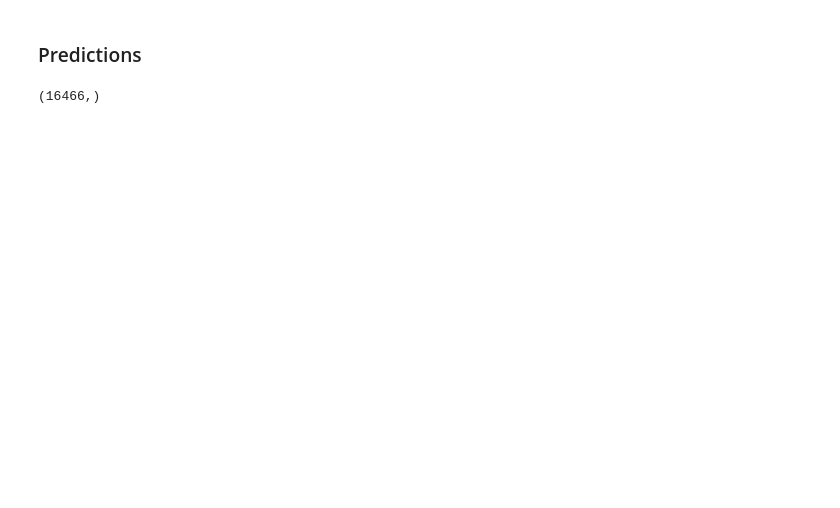
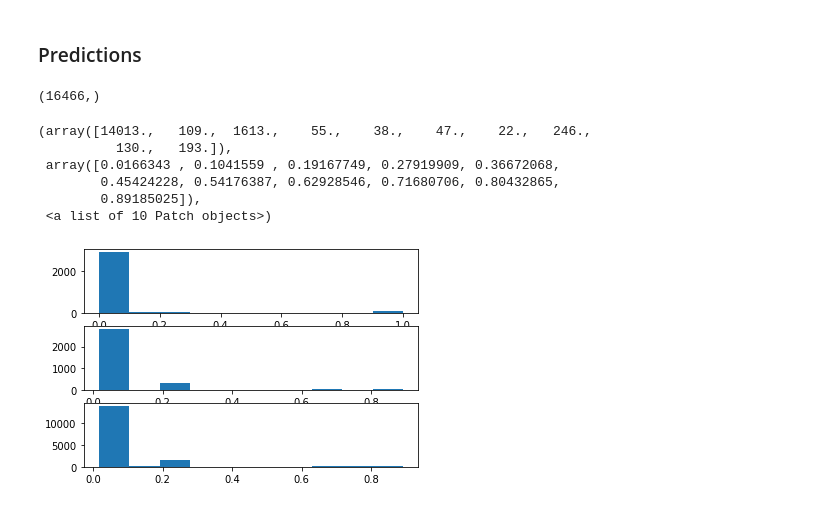
Before and after one commit to stmugisha/competitive-programming, a Jupyter notebook: flood_prediction/flood_prediction.ipynb, the cells around one changed output. Drawn from its saved outputs; the diff is of its cells as text; code cells hidden in the pictures; blank space fills up the shorter version.

```diff
--- a/flood_prediction/flood_prediction.ipynb
+++ b/flood_prediction/flood_prediction.ipynb
@@ -141,0 +112,11 @@ test_set.head(2)
+# %%
+'''Computing mean precipitation for the train & test sets. '''
+
+train_precip = train_set.columns[4:21]
+train_set['mean_precip'] = np.mean(train_set[train_precip].values, axis=1)
+
+'''Test set mean precipitation. '''
+precip = test_set.columns[:17]
+test_set['mean_precip'] = np.mean(test_set[precip].values, axis=1)
+
+test_set.head(3)
@@ -153,13 +164,18 @@ test_set.drop(['Square_ID'], axis=1, inplace=True)
+# %%
+# splitting the train_set to derive a validation set
+X_train, X_val, y_train, y_val = train_test_split(train_set, target, test_size=0.2, random_state=42)
 # %%
-scorer = make_scorer(mean_squared_error)
-pipe = make_pipeline(StandardScaler(),RandomForestRegressor(random_state=42))
+scorer = make_scorer(mean_absolute_error)
+pipe = make_pipeline(RandomForestRegressor(random_state=42))
 
 param_grid = {'randomforestregressor__n_estimators': [50, 100],
+              'randomforestregressor__max_depth': [3],
               'randomforestregressor__min_samples_leaf': [1, 5],
-              'randomforestregressor__n_jobs': [-1]}
+              'randomforestregressor__n_jobs': [-1]
+              }
 gs = GridSearchCV(pipe, param_grid, cv=8, scoring=scorer)
 
-gs.fit(train_set, target)
+gs.fit(X_train, y_train)
 # %% [output]
 GridSearchCV(cv=8, error_score='raise-deprecating',
              estimator=Pipeline(memory=None,
@@ -181,6 +197,6 @@ GridSearchCV(cv=8, error_score='raise-deprecating',
 # %%
 #evaluation
-y_hat = gs.predict(train_set)
-error = np.sqrt(mean_squared_error(target, y_hat))
+y_hat = gs.predict(X_val)
+error = utils.rmse(y_val, y_hat)
 error
 # %% [output]
@@ -196,6 +212,19 @@ predictions = gs.predict(test_set)
 predictions.shape
 # %% [output]
 (16466,)
+# %%
+fig, ax = plt.subplots(nrows=3)
+ax[0].hist(y_val, bins=10)
+ax[1].hist(y_hat, bins=10)
+ax[2].hist(predictions, bins=10)
+# %% [output]
+(array([14013.,   109.,  1613.,    55.,    38.,    47.,    22.,   246.,
+          130.,   193.]),
+ array([0.0166343 , 0.1041559 , 0.19167749, 0.27919909, 0.36672068,
+        0.45424228, 0.54176387, 0.62928546, 0.71680706, 0.80432865,
+        0.89185025]),
+ <a list of 10 Patch objects>)
+[figure, added]
 # %%
 submission['Square_ID'] = Id
 submission['target_2019'] = predictions
```
Also changed, not shown: parts of 20 cells of this notebook.
